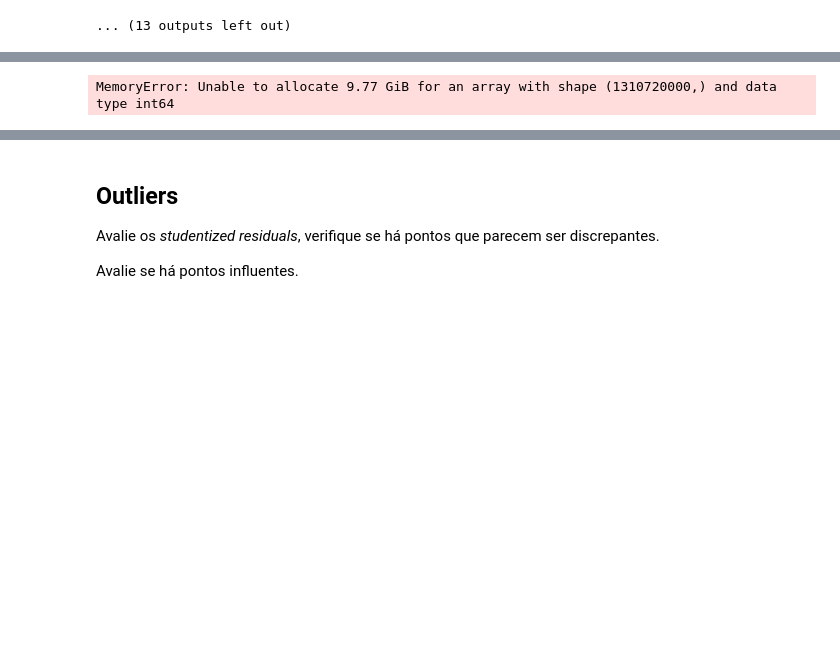
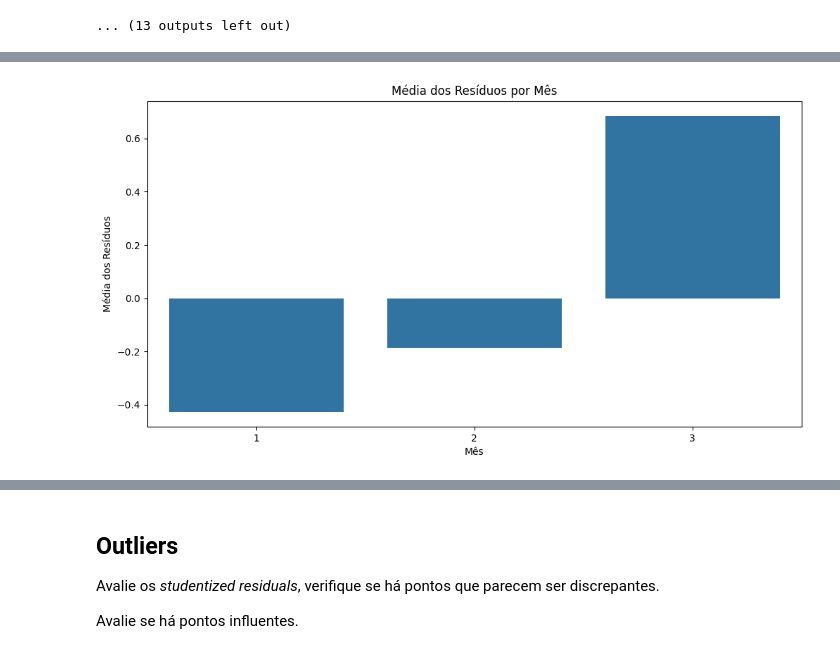
Before and after one commit to Jefersonfranca/EBAC_Curso_Cientista_de_Dados, a Jupyter notebook: Modulo 35 Regressão IV/Exercicio/ProfCientistaDados m35_supportamaterial_exercise01.ipynb, the cells around one changed output, grey strips where cells are left out. Drawn from its saved outputs; the diff is of its cells as text; code cells hidden in the pictures; blank space fills up the shorter version.

```diff
--- a/Modulo 35 Regressão IV/Exercicio/ProfCientistaDados m35_supportamaterial_exercise01.ipynb
+++ b/Modulo 35 Regressão IV/Exercicio/ProfCientistaDados m35_supportamaterial_exercise01.ipynb
@@ -365,43 +368,34 @@ MemoryError: Unable to allocate 19.5 GiB for an array with shape (2621440000,) a
 # %%
 # Se o índice temporal está no DataFrame original, extraia o mês para o conjunto de teste
 df_test = df.loc[X_test.index]
 df_test['residuals'] = residuals
 
-# Amostra de 1% dos dados
-df_sample = df.sample(frac=0.01, random_state=42)
+df_sample = df.sample(frac=1, random_state=42)
 
-# Certifique-se de aplicar a mesma amostragem a X_test e residuals, se necessário
-df_test_sample = df_sample.loc[X_test.index]
-df_test_sample['residuals'] = residuals
+# Garantir que X_test também está amostrado da mesma forma
+X_test_sample = X_test.loc[df_sample.index.intersection(X_test.index)]
+residuals_sample = residuals.loc[df_sample.index.intersection(residuals.index)]
+
+# Adicionar resíduos à amostra do conjunto de teste
+df_test_sample = df.loc[X_test_sample.index]
+df_test_sample['residuals'] = residuals_sample
 
 # Filtrar dados para um período específico, se aplicável
-df_filtered = df[df['data_column'] < some_threshold]
-
-
-# Amostrar 10% dos dados ( Pois a atotalidade dos dados e um valor muito alto e a maquina tem dificuldade de processar)
-#df_sample = df_test.sample(frac=0.1, random_state=42)
+# df_filtered = df[df['data_column'] < some_threshold]
 
 # Calcular média e variância dos resíduos por mês
-monthly_stats = df_test.groupby(df_test.index.month)['residuals'].agg(['mean', 'var']).reset_index()
+monthly_stats = df_test_sample.groupby(df_test_sample.index.month)['residuals'].agg(['mean', 'var']).reset_index()
 monthly_stats.columns = ['Month', 'Mean Residuals', 'Variance Residuals']
 
 # Plotar média dos resíduos por mês
 plt.figure(figsize=(12, 6))
 sns.barplot(x='Month', y='Mean Residuals', data=monthly_stats)
 plt.xlabel('Mês')
 plt.ylabel('Média dos Resíduos')
 plt.title('Média dos Resíduos por Mês')
 plt.show()
-
-# Plotar variância dos resíduos por mês
-plt.figure(figsize=(12, 6))
-sns.barplot(x='Month', y='Variance Residuals', data=monthly_stats)
-plt.xlabel('Mês')
-plt.ylabel('Variância dos Resíduos')
-plt.title('Variância dos Resíduos por Mês')
-plt.show()
 # %% [output]
-MemoryError: Unable to allocate 9.77 GiB for an array with shape (1310720000,) and data type int64
+[figure, added]
 # %%
 print("Tamanho dos resíduos:", len(residuals))
 print("Tamanho de X_test:", len(X_test))
```
Also changed, not shown: parts of 22 cells of this notebook.
